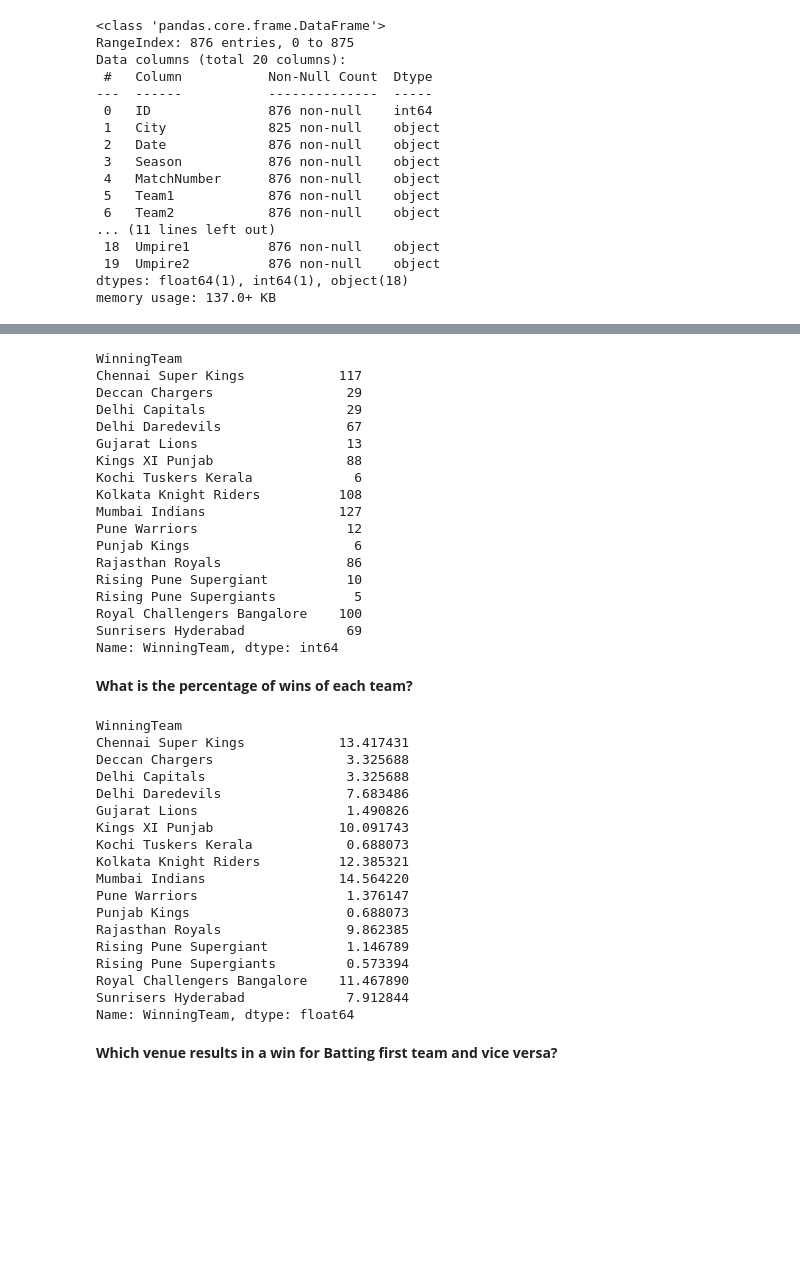
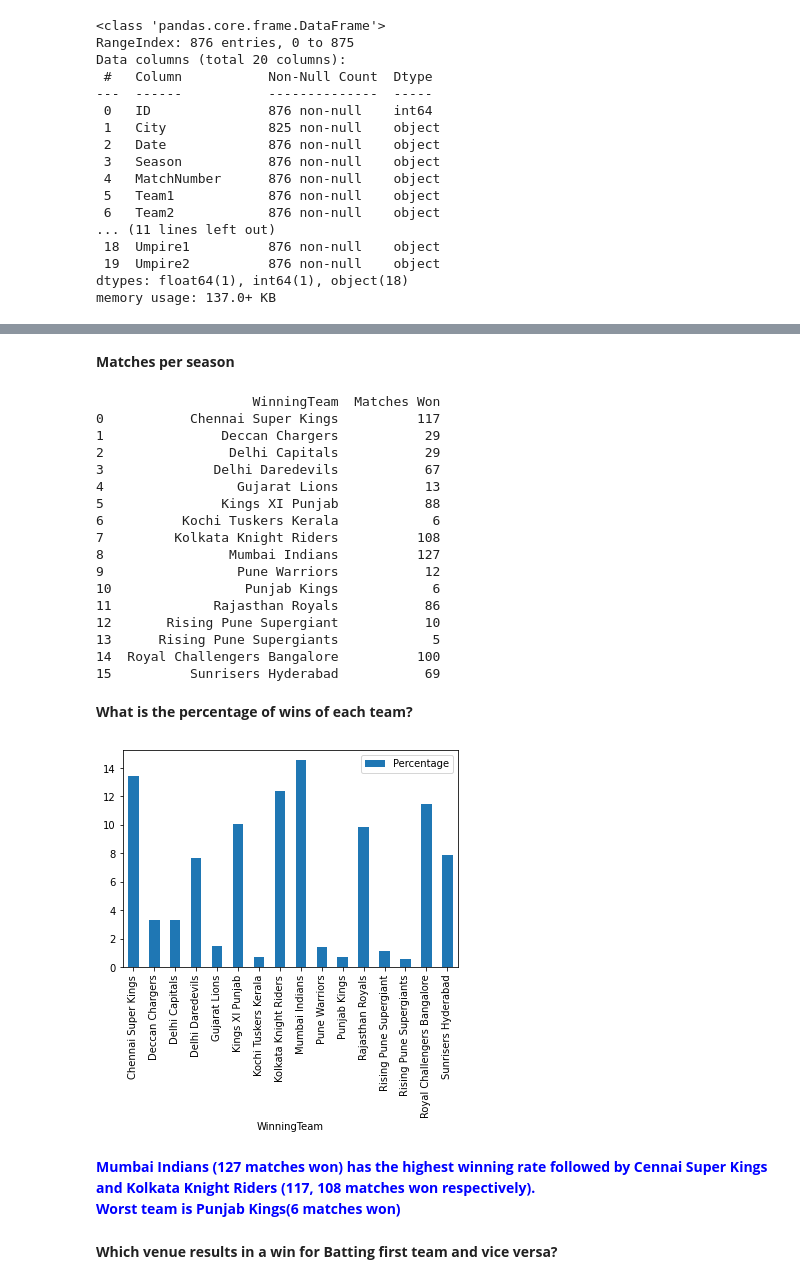
Before and after one commit to GeetikaSh/IPL_2022, a Jupyter notebook: ipl-analysis.ipynb, the cells around one changed output, grey strips where cells are left out. Cells and saved outputs as stored; diff of their text form; code cells hidden in the pictures; blank space fills up the shorter version.

```diff
--- a/ipl-analysis.ipynb
+++ b/ipl-analysis.ipynb
@@ -77,0 +92,3 @@ memory usage: 137.0+ KB
+# %%
+matches['Season']=pd.DatetimeIndex(matches["Date"]).year
+matches.head()
@@ -78,51 +102,37 @@ memory usage: 137.0+ KB
+# %% [markdown]
+**Matches per season**
 # %%
-winning_team=matches.groupby("WinningTeam")["WinningTeam"].count()
-winning_team
+winning_team=matches.groupby(["WinningTeam"])["ID"].count().reset_index().rename(columns={"ID":"Matches Won"})
+print(winning_team)
 # %% [output]
-WinningTeam
-Chennai Super Kings            117
-Deccan Chargers                 29
-Delhi Capitals                  29
-Delhi Daredevils                67
-Gujarat Lions                   13
-Kings XI Punjab                 88
-Kochi Tuskers Kerala             6
-Kolkata Knight Riders          108
-Mumbai Indians                 127
-Pune Warriors                   12
-Punjab Kings                     6
-Rajasthan Royals                86
-Rising Pune Supergiant          10
-Rising Pune Supergiants          5
-Royal Challengers Bangalore    100
-Sunrisers Hyderabad             69
-Name: WinningTeam, dtype: int64
+                    WinningTeam  Matches Won
+0           Chennai Super Kings          117
+1               Deccan Chargers           29
+2                Delhi Capitals           29
+3              Delhi Daredevils           67
+4                 Gujarat Lions           13
+5               Kings XI Punjab           88
+6          Kochi Tuskers Kerala            6
+7         Kolkata Knight Riders          108
+8                Mumbai Indians          127
+9                 Pune Warriors           12
+10                 Punjab Kings            6
+11             Rajasthan Royals           86
+12       Rising Pune Supergiant           10
+13      Rising Pune Supergiants            5
+14  Royal Challengers Bangalore          100
+15          Sunrisers Hyderabad           69
 # %% [markdown]
 **What is the percentage of wins of each team?**
-# %%
-percentage=(winning_team/winning_team.sum())*100
-percentage
-# Mumbai Indians has the highest winning rate followed by Cennai Super Kings and Kolkata Knight Riders.
-# Wors team is Punjab Kings
-# %% [output]
-WinningTeam
-Chennai Super Kings            13.417431
-Deccan Chargers                 3.325688
-Delhi Capitals                  3.325688
-Delhi Daredevils                7.683486
-Gujarat Lions                   1.490826
-Kings XI Punjab                10.091743
-Kochi Tuskers Kerala            0.688073
-Kolkata Knight Riders          12.385321
-Mumbai Indians                 14.564220
-Pune Warriors                   1.376147
-Punjab Kings                    0.688073
-Rajasthan Royals                9.862385
-Rising Pune Supergiant          1.146789
-Rising Pune Supergiants         0.573394
-Royal Challengers Bangalore    11.467890
-Sunrisers Hyderabad             7.912844
-Name: WinningTeam, dtype: float64
+# %%
+winning_team["Percentage"]=((winning_team["Matches Won"]/winning_team["Matches Won"].sum())*100).sort_values()
+winning_team.plot(x="WinningTeam",y="Percentage",kind='bar')
+plt.show()
+# %% [output]
+[figure, added]
+# %% [markdown]
+**<font color='blue'>Mumbai Indians (127 matches won) has the highest winning rate followed by Cennai Super Kings and Kolkata Knight Riders (117, 108 matches won respectively).\
+<font color='blue'>Worst team is Punjab Kings(6 matches won)**
 # %% [markdown]
 **Which venue results in a win for Batting first team and vice versa?**
 # %%
```
Also changed, not shown: parts of 7 cells of this notebook.
